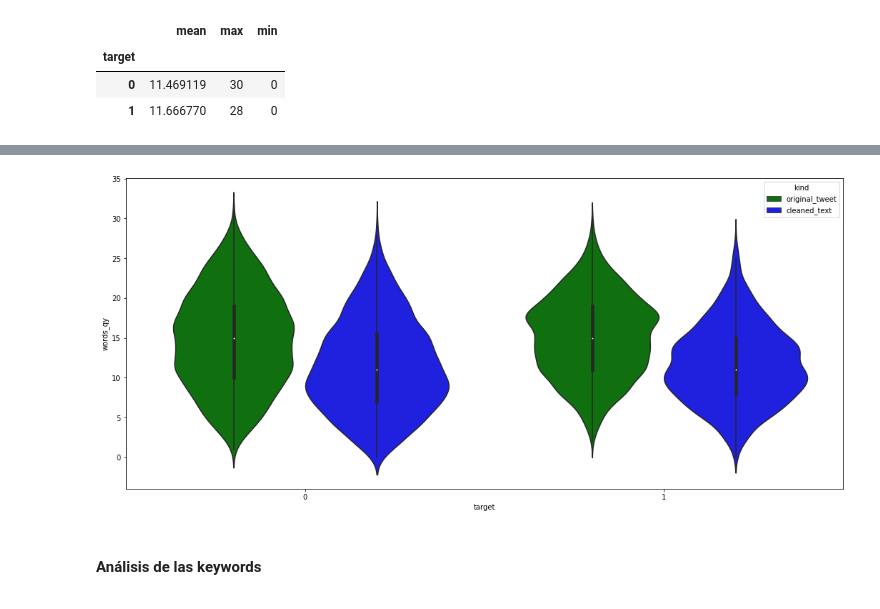
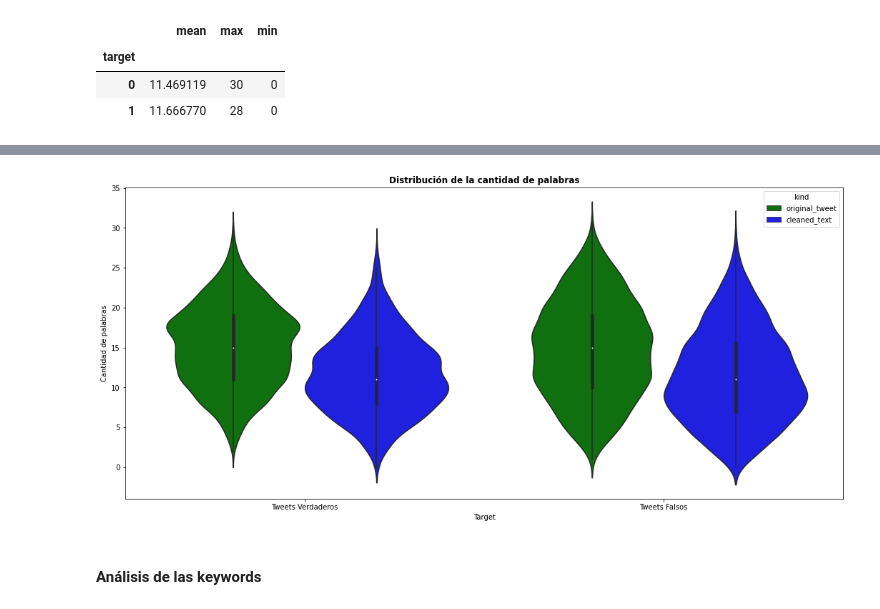
Before and after one commit to gusper01/TP1FIUBA, a Jupyter notebook: Copia_de_Copia_de_TP1_primer_analisis.ipynb, the cells around one changed output, grey strips where cells are left out. Drawn from its saved outputs; the diff is of its cells as text; code cells hidden in the pictures.

```diff
--- a/Copia_de_Copia_de_TP1_primer_analisis.ipynb
+++ b/Copia_de_Copia_de_TP1_primer_analisis.ipynb
@@ -207,6 +214,7 @@ train_words_qy['kind'] = 'original_tweet'
 train_clean_text_words_qy = train_clean_text_words_qy[['id', 'keyword', 'location', 'text', 'target', 'words_qy']]
 train_clean_text_words_qy['kind'] = 'cleaned_text'
 data_violin_plot = train_words_qy.append(train_clean_text_words_qy, ignore_index = True).sort_values('id')
+data_violin_plot['target'].replace({0:'Tweets Falsos', 1:'Tweets Verdaderos'}, inplace = True)
 data_violin_plot.head()
 # %% [output]
 |  | id | keyword | location | text | target | words_qy | kind |
@@ -218,10 +226,15 @@ data_violin_plot.head()
 # %%
 # Violin plot
 fig, ax = plt.subplots(nrows = 1, ncols = 1, figsize = (18, 8))
 ax = sns.violinplot(x="target", y="words_qy", hue="kind", data=data_violin_plot, palette=['g', 'b'])
+
+ax.set_ylabel('Cantidad de palabras')
+ax.set_xlabel('Target')
+plt.title('Distribución de la cantidad de palabras', fontweight = 'semibold')
+#plt.savefig('violin_cleaned_text.png')
 plt.show()
 # %% [output]
-[figure, old version]
+[figure, new version]
 # %% [markdown]
 #### Análisis de las keywords
 # %%
```
Also changed, not shown: parts of 8 cells of this notebook, 4 other files.
